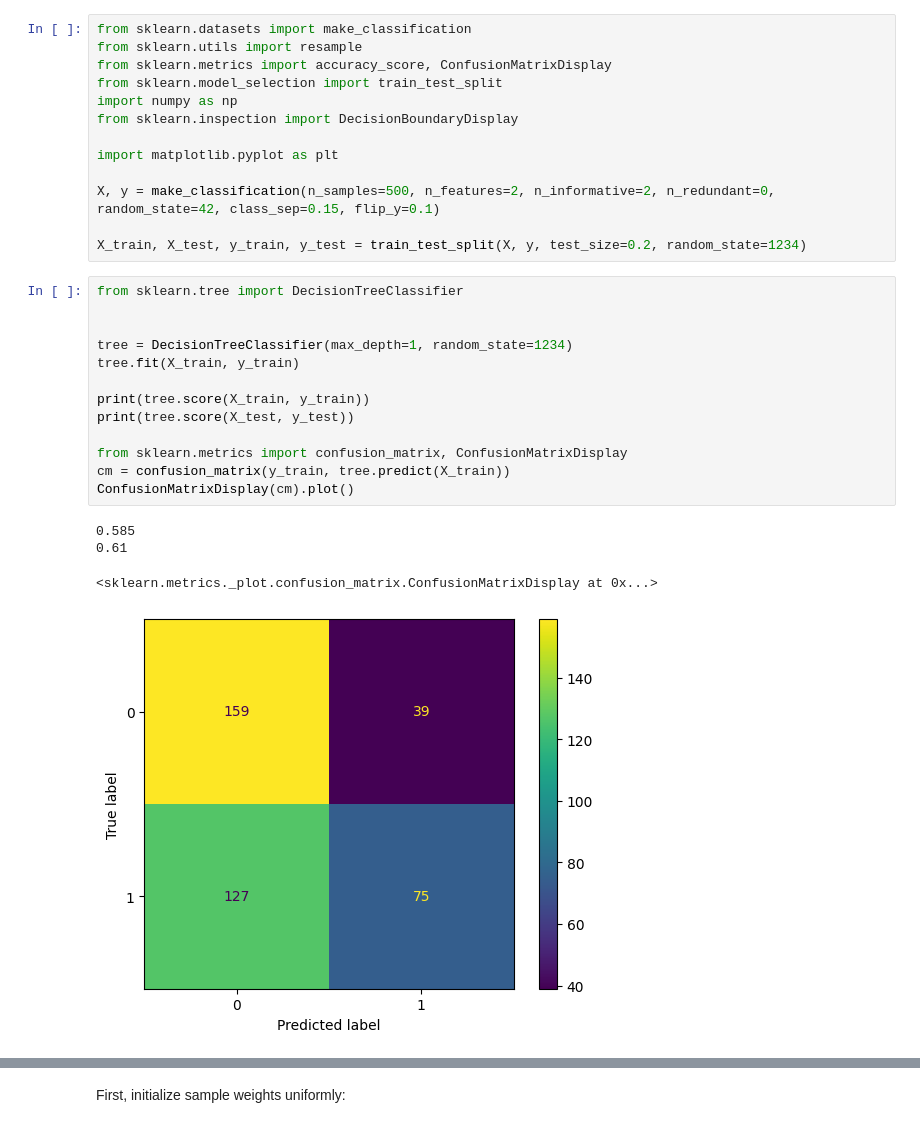
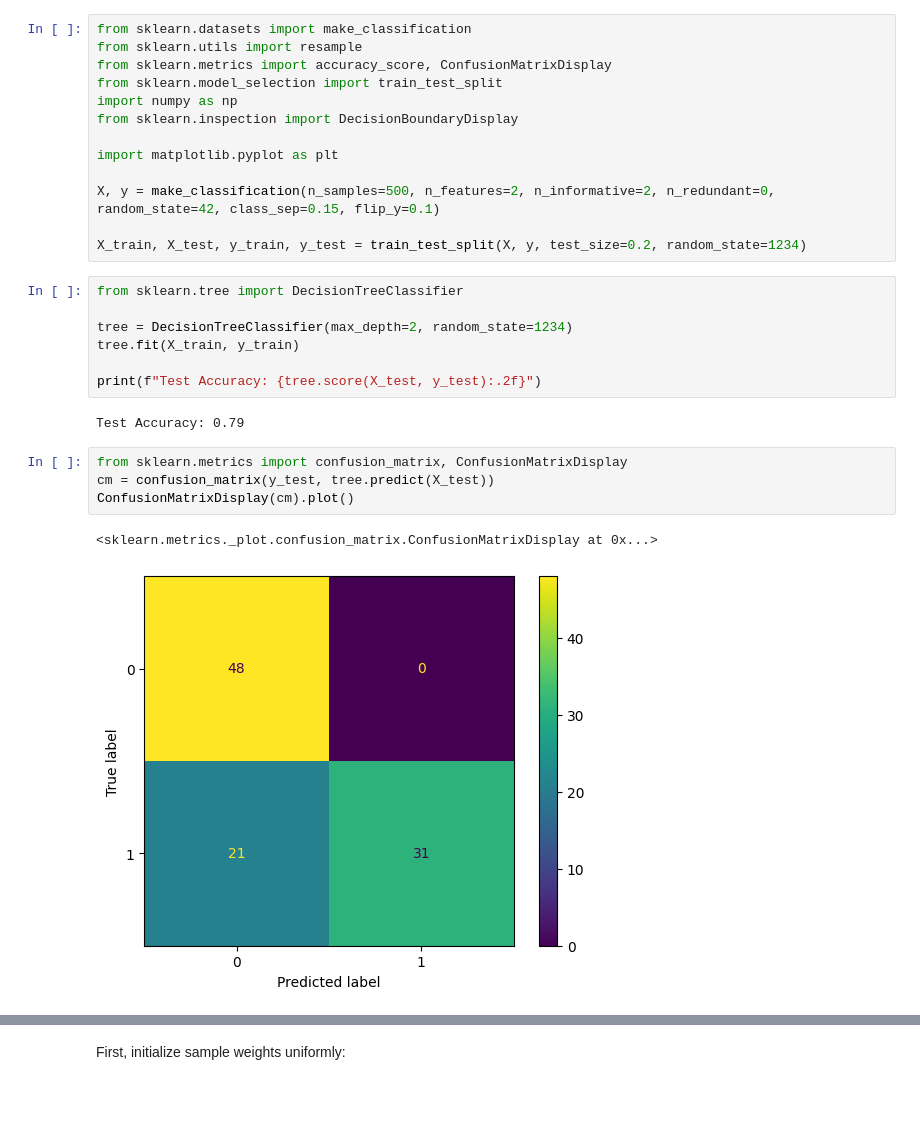
Before and after one commit to UVADS/DS-4021, a Jupyter notebook: module-4/class12-Boosting.ipynb, the cells around one changed output, grey strips where cells are left out. Drawn from its saved outputs; the diff is of its cells as text; blank space fills up the shorter version.

```diff
--- a/module-4/class12-Boosting.ipynb
+++ b/module-4/class12-Boosting.ipynb
@@ -84,20 +84,18 @@ X_train, X_test, y_train, y_test = train_test_split(X, y, test_size=0.2, random_
 # %%
 from sklearn.tree import DecisionTreeClassifier
 
-
-tree = DecisionTreeClassifier(max_depth=1, random_state=1234)
+tree = DecisionTreeClassifier(max_depth=2, random_state=1234)
 tree.fit(X_train, y_train)
 
-print(tree.score(X_train, y_train))
-print(tree.score(X_test, y_test))
-
-from sklearn.metrics import confusion_matrix, ConfusionMatrixDisplay
-cm = confusion_matrix(y_train, tree.predict(X_train))
-ConfusionMatrixDisplay(cm).plot()
+print(f"Test Accuracy: {tree.score(X_test, y_test):.2f}")
 # %% [output]
-0.585
-0.61
+Test Accuracy: 0.79
-<sklearn.metrics._plot.confusion_matrix.ConfusionMatrixDisplay at 0x...>
-[figure, removed]
+# %%
+from sklearn.metrics import confusion_matrix, ConfusionMatrixDisplay
+cm = confusion_matrix(y_test, tree.predict(X_test))
+ConfusionMatrixDisplay(cm).plot()
+# %% [output]
+<sklearn.metrics._plot.confusion_matrix.ConfusionMatrixDisplay at 0x...>
+[figure, added]
 # %%
 fig, ax = plt.subplots(figsize=(5,5))
```
Also changed, not shown: parts of 14 cells of this notebook.
